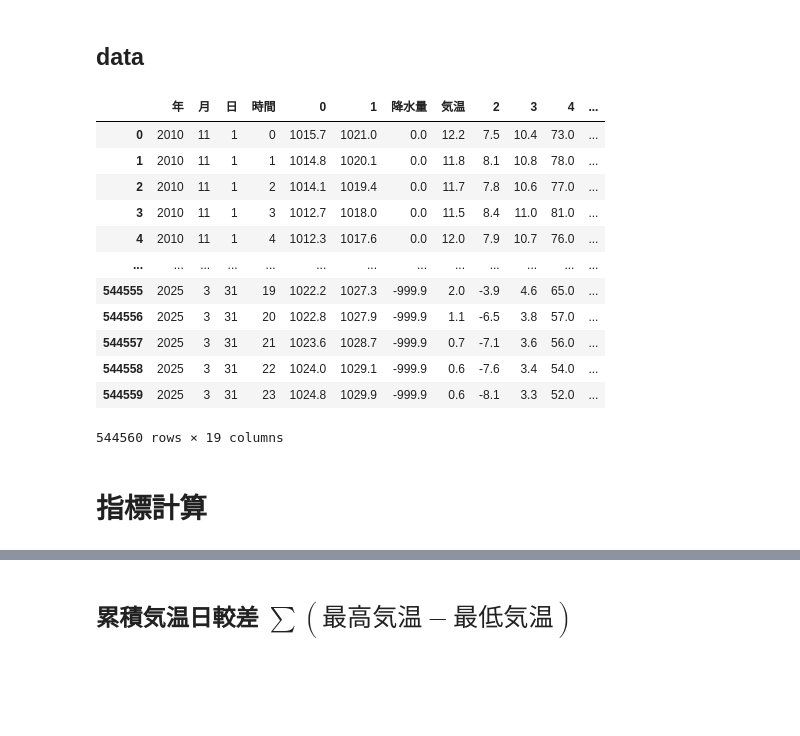
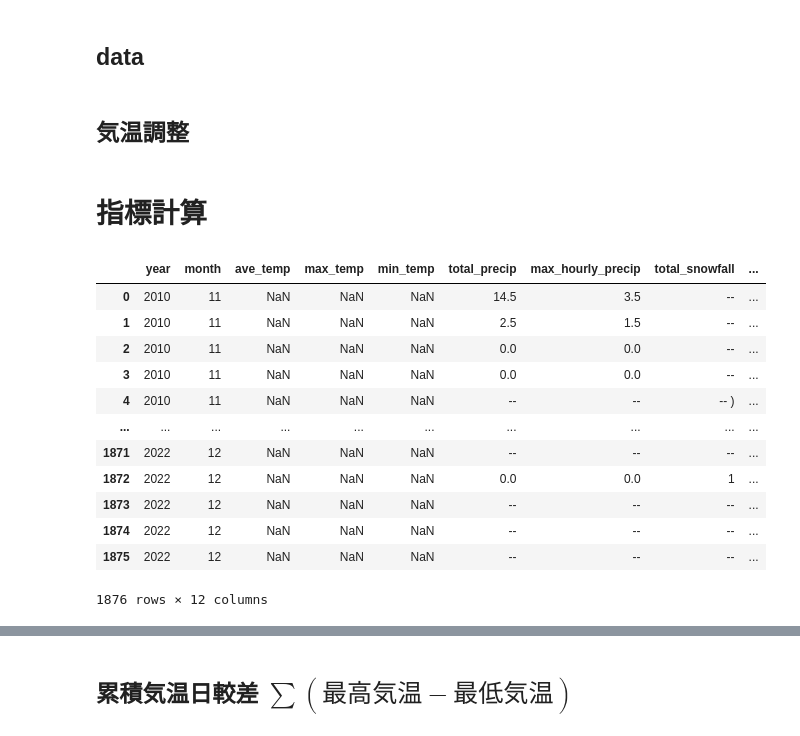
Before and after one commit to utyujin51/share, a Jupyter notebook: kaikibunseki.ipynb, the cells around one changed output, grey strips where cells are left out. Cells and saved outputs as stored; diff of their text form; code cells hidden in the pictures; blank space fills up the shorter version.

```diff
--- a/kaikibunseki.ipynb
+++ b/kaikibunseki.ipynb
@@ -101,8 +101,9 @@ import pandas as pd
 import glob
 import os
 
-columns = [    "年", "月", "日", "時間", "0", "1", "降水量", "気温",
+columns = ["year", "month", "day", "time", "0", "1", "rain", "temp",
     "2", "3", "4", "5", "6", "7", "8", "9", "10", "11"]
+columns1 = ["year", "month", "day", "time","rain", "temp","place"]
 base_path = r"C:\Users\chaki\Desktop\気象データ\1時間ごと"
 all_dfs = []
 
@@ -116,25 +117,54 @@ for folder in glob.glob(f"{base_path}/*"):
             all_dfs.append(DF)
 
 result = pd.concat(all_dfs, ignore_index=True)
-result
+df1 = result[columns1].copy()
-# %% [output]
-|  | 年 | 月 | 日 | 時間 | 0 | 1 | 降水量 | 気温 | 2 | 3 | 4 | ... |
-| 0 | 2010 | 11 | 1 | 0 | 1015.7 | 1021.0 | 0.0 | 12.2 | 7.5 | 10.4 | 73.0 | ... |
-| 1 | 2010 | 11 | 1 | 1 | 1014.8 | 1020.1 | 0.0 | 11.8 | 8.1 | 10.8 | 78.0 | ... |
-| 2 | 2010 | 11 | 1 | 2 | 1014.1 | 1019.4 | 0.0 | 11.7 | 7.8 | 10.6 | 77.0 | ... |
-| 3 | 2010 | 11 | 1 | 3 | 1012.7 | 1018.0 | 0.0 | 11.5 | 8.4 | 11.0 | 81.0 | ... |
-| 4 | 2010 | 11 | 1 | 4 | 1012.3 | 1017.6 | 0.0 | 12.0 | 7.9 | 10.7 | 76.0 | ... |
-| ... | ... | ... | ... | ... | ... | ... | ... | ... | ... | ... | ... | ... |
-| 544555 | 2025 | 3 | 31 | 19 | 1022.2 | 1027.3 | -999.9 | 2.0 | -3.9 | 4.6 | 65.0 | ... |
-| 544556 | 2025 | 3 | 31 | 20 | 1022.8 | 1027.9 | -999.9 | 1.1 | -6.5 | 3.8 | 57.0 | ... |
-| 544557 | 2025 | 3 | 31 | 21 | 1023.6 | 1028.7 | -999.9 | 0.7 | -7.1 | 3.6 | 56.0 | ... |
-| 544558 | 2025 | 3 | 31 | 22 | 1024.0 | 1029.1 | -999.9 | 0.6 | -7.6 | 3.4 | 54.0 | ... |
-| 544559 | 2025 | 3 | 31 | 23 | 1024.8 | 1029.9 | -999.9 | 0.6 | -8.1 | 3.3 | 52.0 | ... |
-544560 rows × 19 columns
+# %% [markdown]
+## 気温調整
+# %%
+import pandas as pd
+
+# df1 が元のデータフレームだとする
+
+# 年と月で条件を指定して絞り込み
+df1_filtered = df1[
+    (df1['year'] >= 2010) & (df1['year'] <= 2022) &
+    (df1['month'].isin([11, 12, 1, 2, 3]))
+]
+
+# 場所ごと・日ごとの最高・平均・最低気温を計算して df11 に代入
+daily_stats = df1_filtered.groupby(['place', 'year', 'month', 'day'])['temp'].agg(
+    max_temp='max',
+    mean_temp='mean',
+    min_temp='min'
+).reset_index()
+
+# 平均気温を小数点2桁に丸める（任意）
+daily_stats['mean_temp'] = daily_stats['mean_temp'].round(2)
+# %%
+df100 = df0.copy()
+df100['place100'] = daily_stats['place']
+df100['min_temp'] = daily_stats['min_temp']
+df100['max_temp'] = daily_stats['max_temp']
+df100['ave_temp'] = daily_stats['mean_temp']
 # %% [markdown]
 # 指標計算
 # %%
-place_list = list(set(df0['place']))
-df = df0[df0['place'] == place_list[0]].reset_index(drop = True)
-
-df1 = df10[df10['place'] == place_list[0]].reset_index(drop = True)
+place_list = list(set(df100['place']))
+df = df100[df100['place'] == place_list[1]].reset_index(drop = True)
+# %%
+df = df100[df100['place'] == place_list[0]].reset_index(drop = True)
+df
+# %% [output]
+|  | year | month | ave_temp | max_temp | min_temp | total_precip | max_hourly_precip | total_snowfall | ... |
+| 0 | 2010 | 11 | NaN | NaN | NaN | 14.5 | 3.5 | -- | ... |
+| 1 | 2010 | 11 | NaN | NaN | NaN | 2.5 | 1.5 | -- | ... |
+| 2 | 2010 | 11 | NaN | NaN | NaN | 0.0 | 0.0 | -- | ... |
+| 3 | 2010 | 11 | NaN | NaN | NaN | 0.0 | 0.0 | -- | ... |
+| 4 | 2010 | 11 | NaN | NaN | NaN | -- | -- | -- ) | ... |
+| ... | ... | ... | ... | ... | ... | ... | ... | ... | ... |
+| 1871 | 2022 | 12 | NaN | NaN | NaN | -- | -- | -- | ... |
+| 1872 | 2022 | 12 | NaN | NaN | NaN | 0.0 | 0.0 | 1 | ... |
+| 1873 | 2022 | 12 | NaN | NaN | NaN | -- | -- | -- | ... |
+| 1874 | 2022 | 12 | NaN | NaN | NaN | -- | -- | -- | ... |
+| 1875 | 2022 | 12 | NaN | NaN | NaN | -- | -- | -- | ... |
+1876 rows × 12 columns
```
Also changed, not shown: parts of 6 cells of this notebook.
